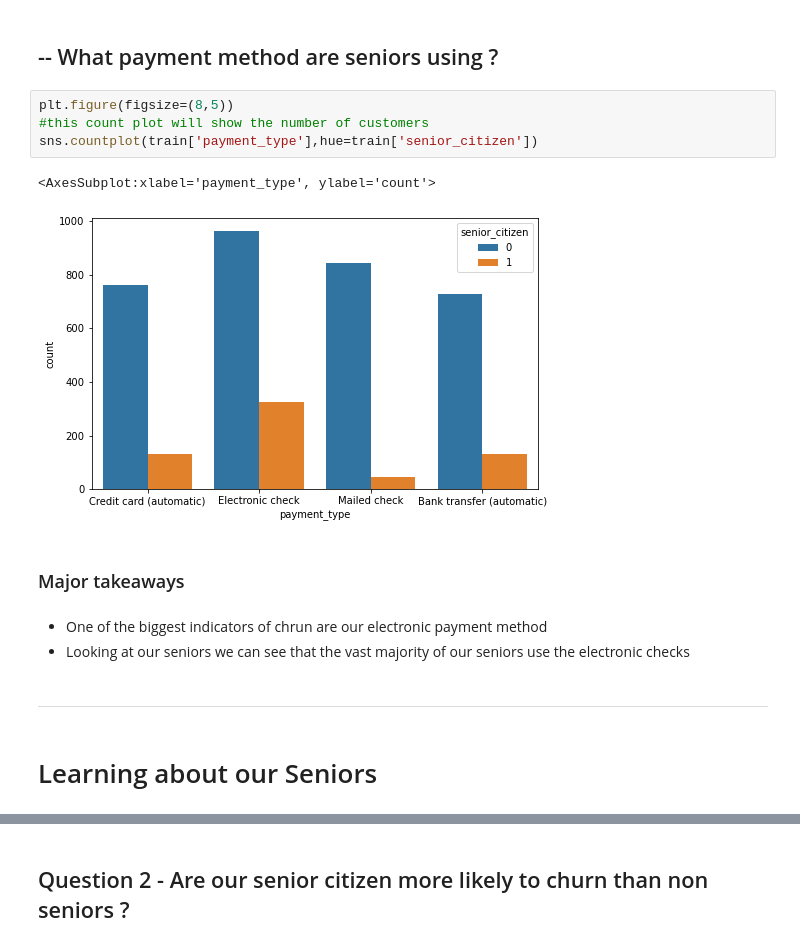
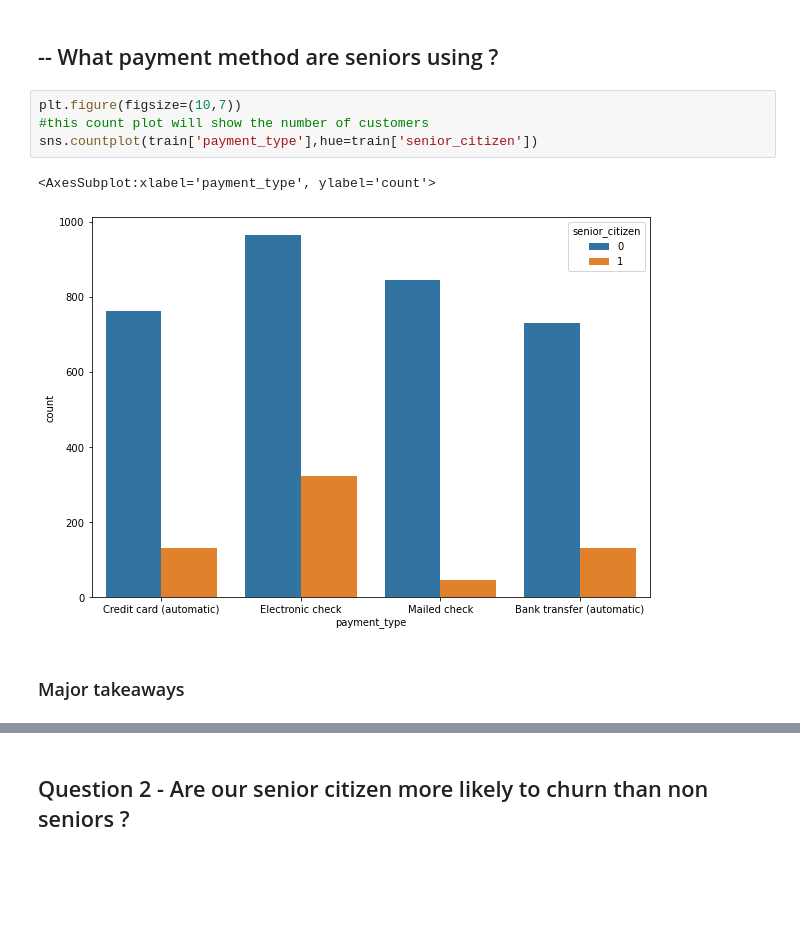
Before and after one commit to GladyBarrios/Telco_Classification_Project, a Jupyter notebook: Telco_Classification_Final.ipynb, the cells around one changed output, grey strips where cells are left out. Drawn from its saved outputs; the diff is of its cells as text; blank space fills up the shorter version.

```diff
--- a/Telco_Classification_Final.ipynb
+++ b/Telco_Classification_Final.ipynb
@@ -190,18 +184,11 @@ Sufficient evidence to move forward understanding that there is a relationship b
 # %% [markdown]
 ##  -- What payment method are seniors using ?
 # %%
-plt.figure(figsize=(8,5))
+plt.figure(figsize=(10,7))
 #this count plot will show the number of customers
 sns.countplot(train['payment_type'],hue=train['senior_citizen'])
 # %% [output]
 <AxesSubplot:xlabel='payment_type', ylabel='count'>
-[figure, old version]
+[figure, new version]
-# %% [markdown]
-### Major takeaways
-# %% [markdown]
-- One of the biggest indicators of chrun are our electronic payment method
-- Looking at our seniors we can see that the vast majority of our seniors use the electronic checks
-# %% [markdown]
----------------------------------------------------------------------------------------------------
-# %% [markdown]
-# Learning about our Seniors
+# %% [markdown]
+### Major takeaways
```
Also changed, not shown: parts of 80 cells of this notebook.
